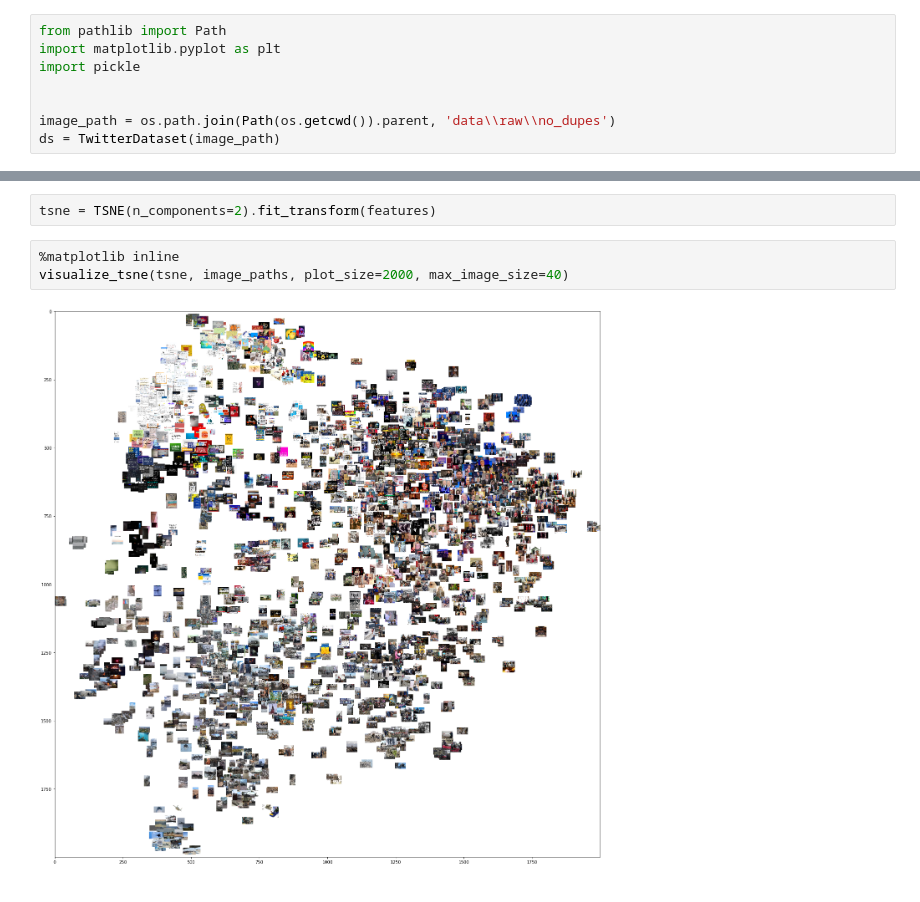
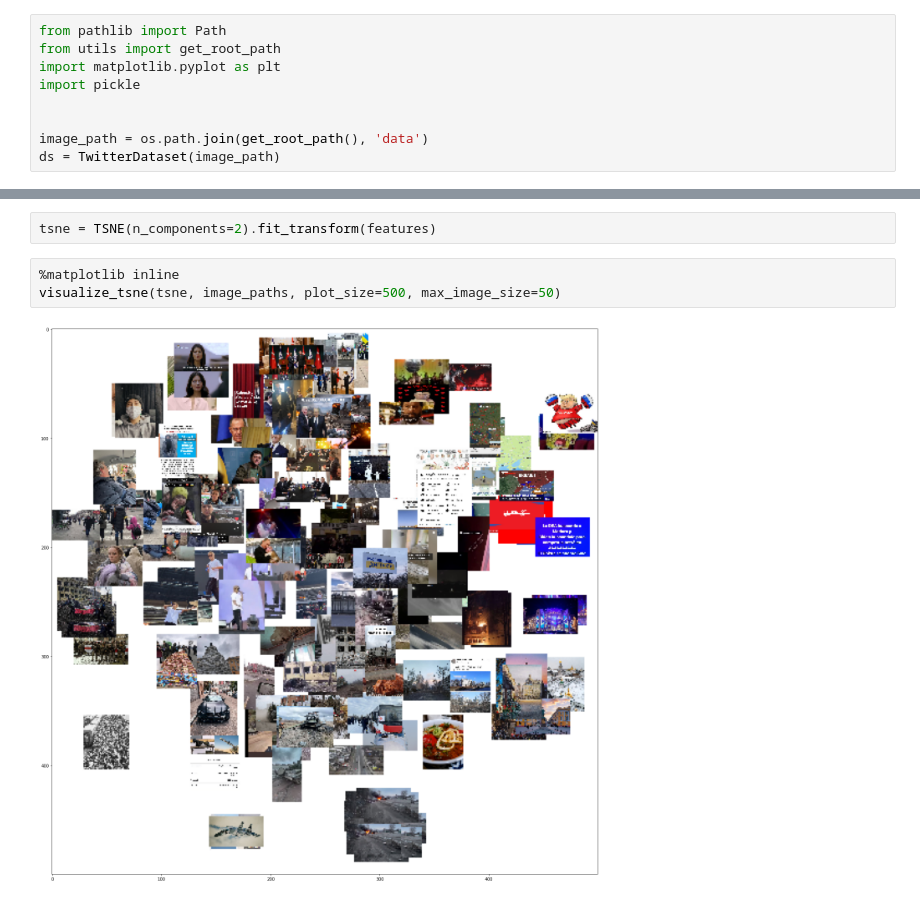
Before and after one commit to mico-boje/image-clustering, a Jupyter notebook: notebooks/tsne-images.ipynb, the cells around one changed output, grey strips where cells are left out. Saved outputs shown, nothing was run; the diff lists cells and outputs as text.

Commit message:
updated tsne notebook

```diff
--- a/notebooks/tsne-images.ipynb
+++ b/notebooks/tsne-images.ipynb
@@ -94,10 +94,11 @@ def collate_skip_empty(batch):
     return torch.utils.data.dataloader.default_collate(batch)
 # %%
 from pathlib import Path
+from utils import get_root_path
 import matplotlib.pyplot as plt
 import pickle
 
 
-image_path = os.path.join(Path(os.getcwd()).parent, 'data\\raw\\no_dupes')
+image_path = os.path.join(get_root_path(), 'data')
 ds = TwitterDataset(image_path)
 # %%
@@ -259,6 +260,6 @@ features, image_paths = get_features(image_path, batch)
 tsne = TSNE(n_components=2).fit_transform(features)
 # %%
 %matplotlib inline
-visualize_tsne(tsne, image_paths, plot_size=2000, max_image_size=40)
+visualize_tsne(tsne, image_paths, plot_size=500, max_image_size=50)
 # %% [output]
-[figure, old version]
+[figure, new version]
```
Also changed, not shown: parts of 2 cells of this notebook, 2 other files.
